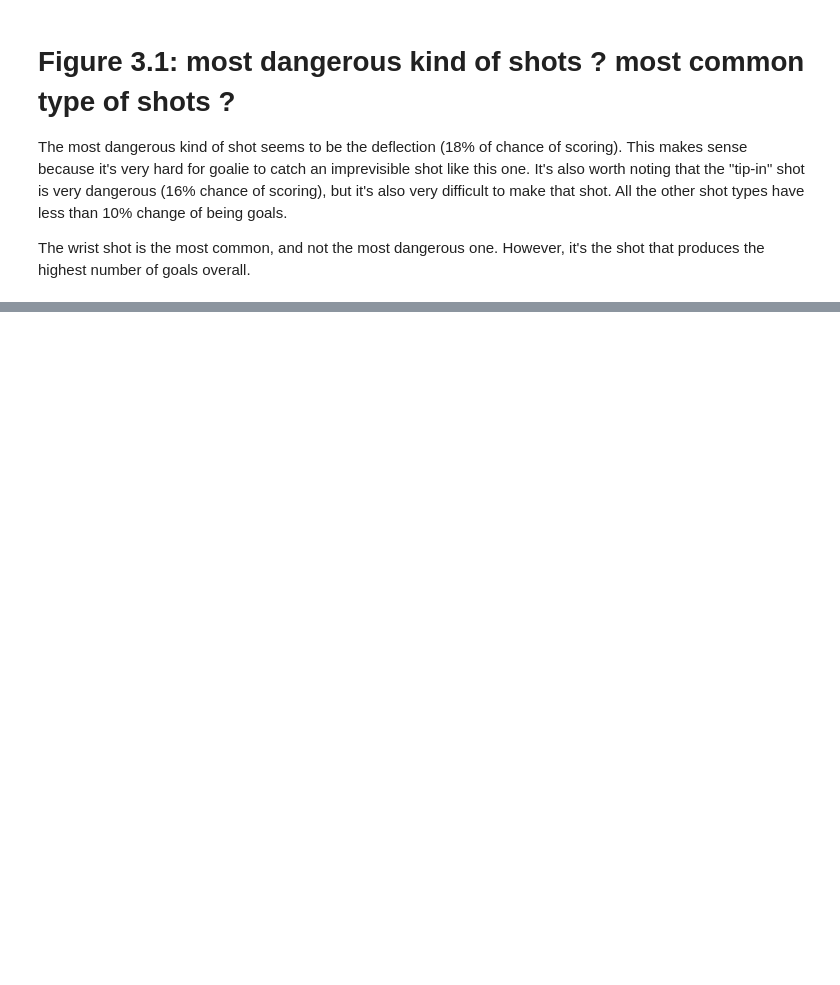
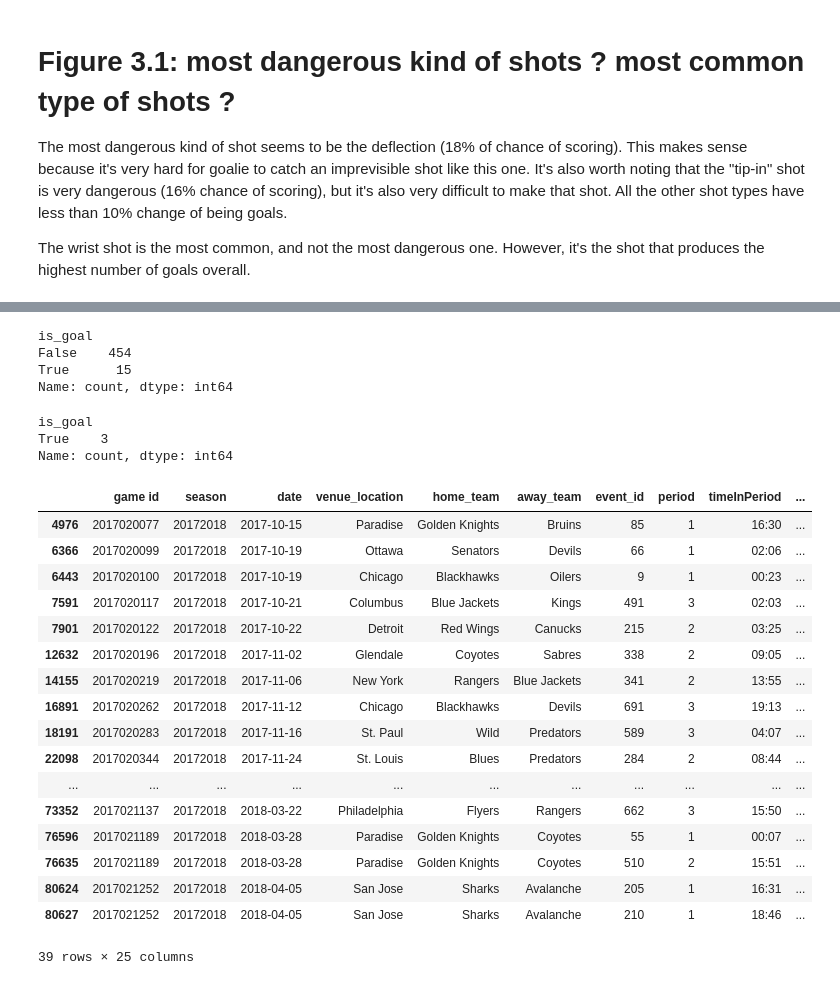
Before and after one commit to WilliamChidiac/NHL-goal-prediction, a Jupyter notebook: notebooks/simple_visualization.ipynb, the cells around one changed output, grey strips where cells are left out. Cells and saved outputs as stored; diff of their text form; code cells hidden in the pictures; blank space fills up the shorter version.

```diff
--- a/notebooks/simple_visualization.ipynb
+++ b/notebooks/simple_visualization.ipynb
@@ -138,20 +85,0 @@ plt.show()
-# %%
-# Calculate the proportion of goals vs non-goals based on distance
-goal_vs_non_goal_proportion = goal_vs_non_goal_counts.div(goal_vs_non_goal_counts.sum(axis=1), axis=0)
-
-# Create bins for distance
-df['distance_bin'] = pd.cut(df['distance'], bins=7)
-
-# Group by distance_bin and is_goal, then count the occurrences
-goal_vs_non_goal_counts = df.groupby(['distance_bin', 'is_goal']).size().unstack().fillna(0)
-
-# Calculate the proportion of goals vs non-goals based on distance
-goal_vs_non_goal_proportion = goal_vs_non_goal_counts.div(goal_vs_non_goal_counts.sum(axis=1), axis=0)
-
-# Plot the proportion of goals vs non-goals
-goal_vs_non_goal_proportion.plot(kind='bar', stacked=True, figsize=(12, 8))
-plt.title('Proportion of Goals vs Non-Goals by Distance Bins')
-plt.xlabel('Distance from Goal')
-plt.ylabel('Proportion')
-plt.legend(title='Event Type', labels=['Non-Goal', 'Goal'])
-plt.show()
@@ -218,0 +129,36 @@ plt.show()
+# %%
+df[df["distance"]>95].is_goal.value_counts()
+# %% [output]
+is_goal
+False    454
+True      15
+Name: count, dtype: int64
+# %%
+# all of the long distance goals are scored without a goalie defending the net
+df_2017 = df[df['season'] == 20172018]
+df_2017[(df_2017["distance"] > 95) & (df_2017["distance"] < 100) & (df["goalie_id"].isna())].is_goal.value_counts()
+# %% [output]
+is_goal
+True    3
+Name: count, dtype: int64
+# %%
+df_2017[(df_2017["distance"] > 95) & (df_2017["distance"] < 100)]
+# %% [output]
+|  | game id | season | date | venue_location | home_team | away_team | event_id | period | timeInPeriod | ... |
+| 4976 | 2017020077 | 20172018 | 2017-10-15 | Paradise | Golden Knights | Bruins | 85 | 1 | 16:30 | ... |
+| 6366 | 2017020099 | 20172018 | 2017-10-19 | Ottawa | Senators | Devils | 66 | 1 | 02:06 | ... |
+| 6443 | 2017020100 | 20172018 | 2017-10-19 | Chicago | Blackhawks | Oilers | 9 | 1 | 00:23 | ... |
+| 7591 | 2017020117 | 20172018 | 2017-10-21 | Columbus | Blue Jackets | Kings | 491 | 3 | 02:03 | ... |
+| 7901 | 2017020122 | 20172018 | 2017-10-22 | Detroit | Red Wings | Canucks | 215 | 2 | 03:25 | ... |
+| 12632 | 2017020196 | 20172018 | 2017-11-02 | Glendale | Coyotes | Sabres | 338 | 2 | 09:05 | ... |
+| 14155 | 2017020219 | 20172018 | 2017-11-06 | New York | Rangers | Blue Jackets | 341 | 2 | 13:55 | ... |
+| 16891 | 2017020262 | 20172018 | 2017-11-12 | Chicago | Blackhawks | Devils | 691 | 3 | 19:13 | ... |
+| 18191 | 2017020283 | 20172018 | 2017-11-16 | St. Paul | Wild | Predators | 589 | 3 | 04:07 | ... |
+| 22098 | 2017020344 | 20172018 | 2017-11-24 | St. Louis | Blues | Predators | 284 | 2 | 08:44 | ... |
+| ... | ... | ... | ... | ... | ... | ... | ... | ... | ... | ... |
+| 73352 | 2017021137 | 20172018 | 2018-03-22 | Philadelphia | Flyers | Rangers | 662 | 3 | 15:50 | ... |
+| 76596 | 2017021189 | 20172018 | 2018-03-28 | Paradise | Golden Knights | Coyotes | 55 | 1 | 00:07 | ... |
+| 76635 | 2017021189 | 20172018 | 2018-03-28 | Paradise | Golden Knights | Coyotes | 510 | 2 | 15:51 | ... |
+| 80624 | 2017021252 | 20172018 | 2018-04-05 | San Jose | Sharks | Avalanche | 205 | 1 | 16:31 | ... |
+| 80627 | 2017021252 | 20172018 | 2018-04-05 | San Jose | Sharks | Avalanche | 210 | 1 | 18:46 | ... |
+39 rows × 25 columns
```
Also changed, not shown: parts of 25 cells of this notebook.
